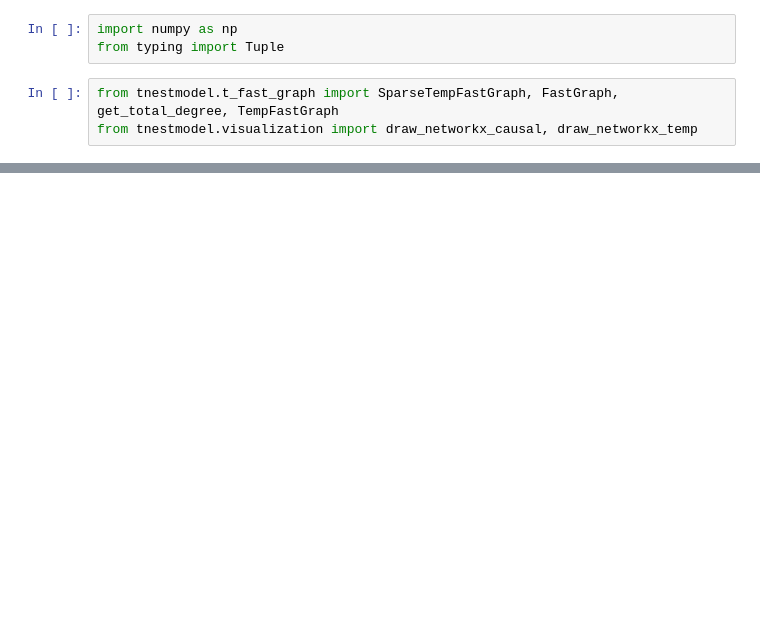
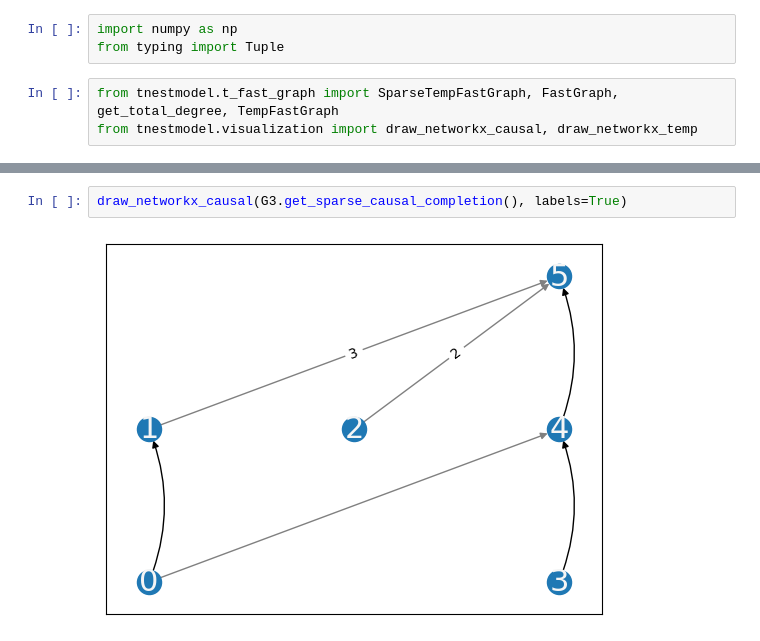
Before and after one commit to Feelx234/temp-nestmodel, a Jupyter notebook: VisualizationDemo.ipynb, the cells around one changed output, grey strips where cells are left out. Drawn from its saved outputs; the diff is of its cells as text; blank space fills up the shorter version.

```diff
--- a/VisualizationDemo.ipynb
+++ b/VisualizationDemo.ipynb
@@ -85,0 +39,4 @@ draw_networkx_causal(G_s, 4)
+# %%
+draw_networkx_causal(G3.get_sparse_causal_completion(), labels=True)
+# %% [output]
+[figure, added]
```
Also changed, not shown: parts of 13 cells of this notebook, 2 other files.
